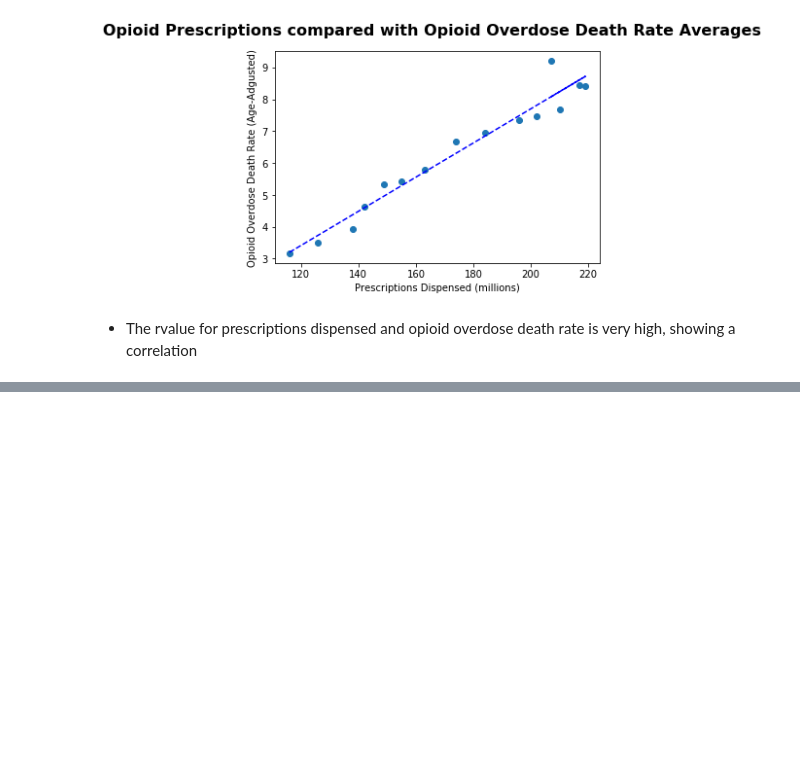
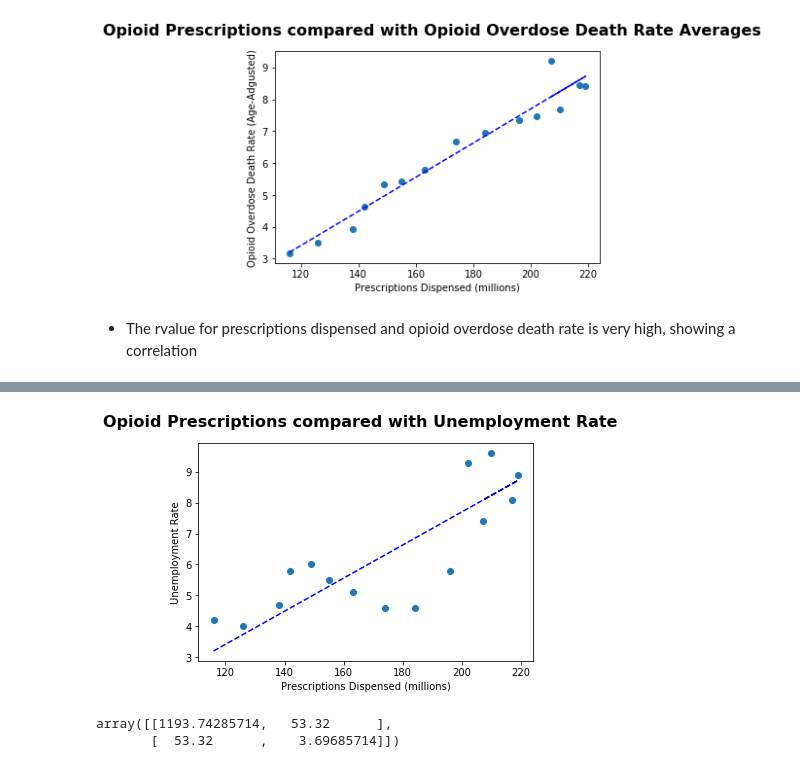
Before and after one commit to Emma-Pang/team_efx_dataproject, a Jupyter notebook: prescription_data/prescriptions_entire_us.ipynb, the cells around one changed output, grey strips where cells are left out. Saved outputs shown, nothing was run; the diff lists cells and outputs as text; code cells hidden in the pictures; blank space fills up the shorter version.

```diff
--- a/prescription_data/prescriptions_entire_us.ipynb
+++ b/prescription_data/prescriptions_entire_us.ipynb
@@ -182,0 +254,25 @@ plt.show()
+# %%
+# Plot data
+fig, ax = plt.subplots()
+
+fig.suptitle("Opioid Prescriptions compared with Unemployment Rate", fontsize=16, fontweight="bold")
+
+#ax.set_xlim(0, 10)
+#ax.set_ylim(0, 10)
+
+ax.set_xlabel("Prescriptions Dispensed (millions)")
+ax.set_ylabel("Unemployment Rate")
+
+ax.plot(graph_data['Prescriptions Dispensed (millions)'],
+        graph_data_unemployment['Unemployment rate'], linewidth=0, marker='o')
+ax.plot(graph_data['Prescriptions Dispensed (millions)'], fit, 'b--')
+
+plt.show()
+# %% [output]
+[figure, added]
+# %%
+covariance = cov(graph_data['Prescriptions Dispensed (millions)'], graph_data_unemployment['Unemployment rate'])
+covariance
+# %% [output]
+array([[1193.74285714,   53.32      ],
+       [  53.32      ,    3.69685714]])
```
Also changed, not shown: parts of 13 cells of this notebook, 4 other files.
